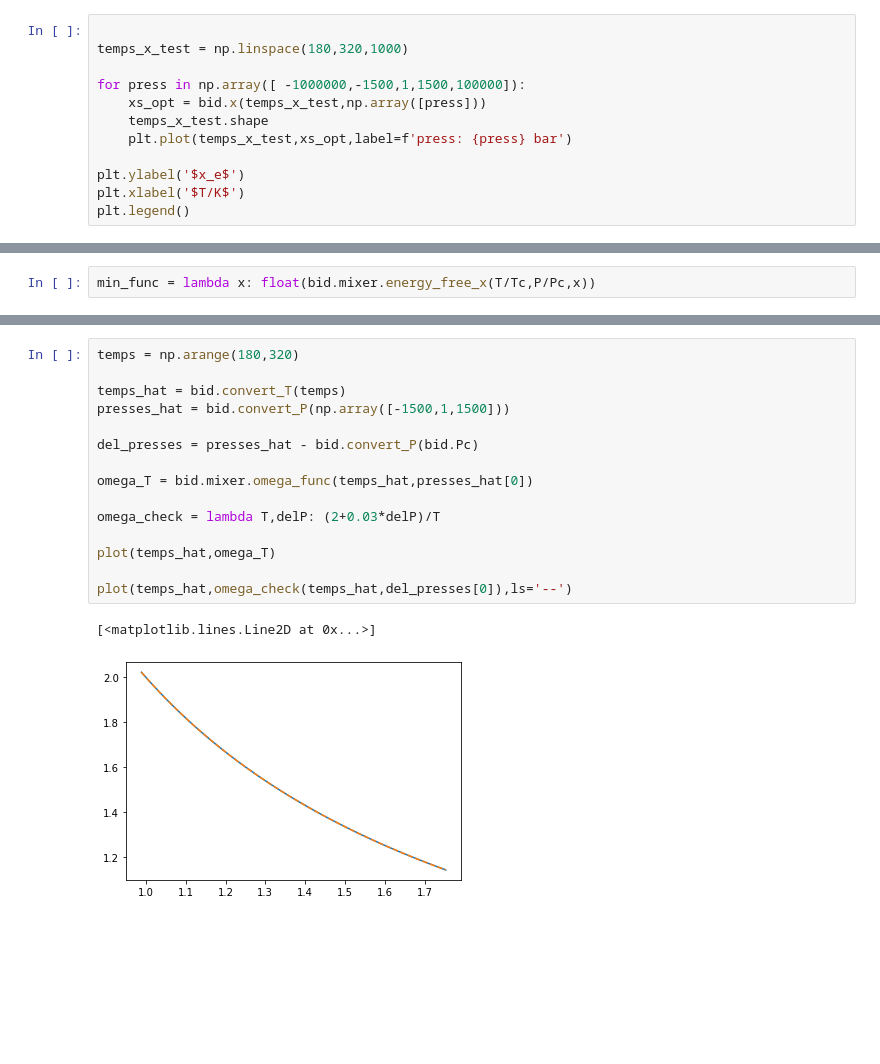
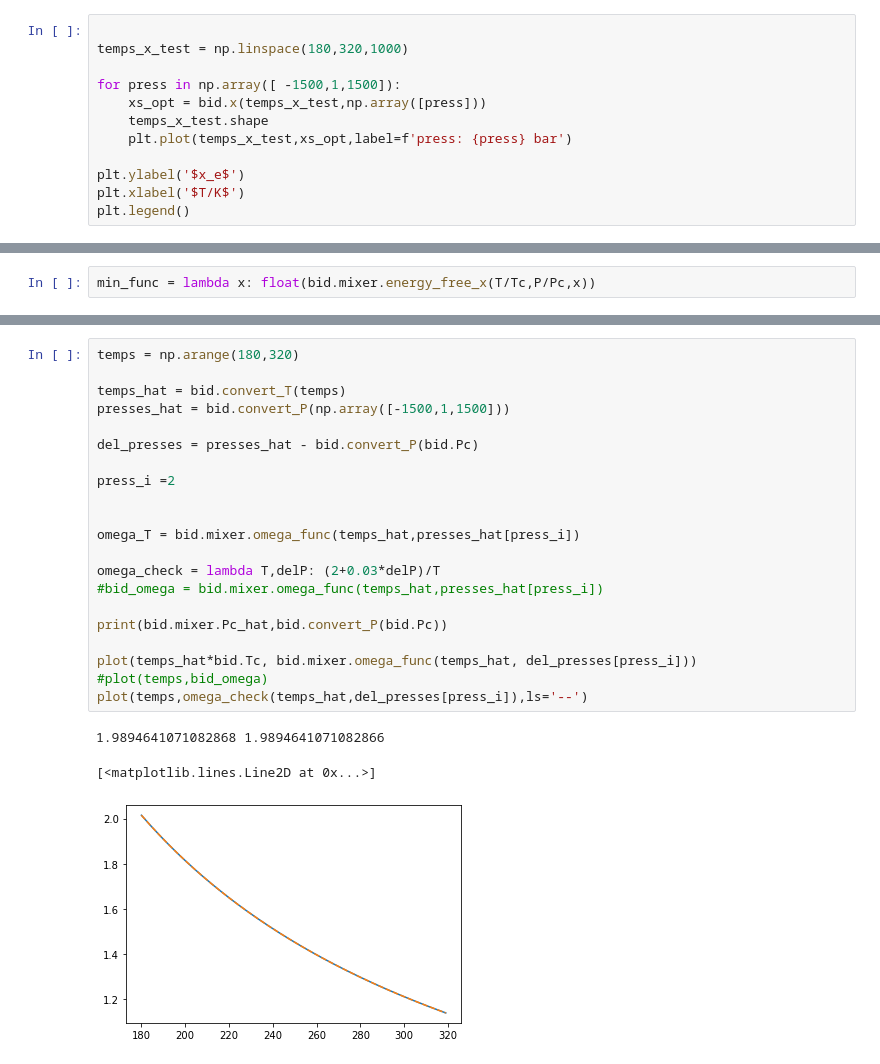
Before and after one commit to chappertron/TSEOS, a Jupyter notebook: testing_the_model.ipynb, the cells around one changed output, grey strips where cells are left out. Drawn from its saved outputs; the diff is of its cells as text; blank space fills up the shorter version.

```diff
--- a/testing_the_model.ipynb
+++ b/testing_the_model.ipynb
@@ -34,7 +93,7 @@ plt.plot(presses,V)
 
 temps_x_test = np.linspace(180,320,1000)
 
-for press in np.array([ -1000000,-1500,1,1500,100000]):
+for press in np.array([ -1500,1,1500]):
     xs_opt = bid.x(temps_x_test,np.array([press]))
     temps_x_test.shape
     plt.plot(temps_x_test,xs_opt,label=f'press: {press} bar')
@@ -106,18 +165,25 @@ plt.axvline(0.15637305536341858)
 # %%
 temps = np.arange(180,320)
 
 temps_hat = bid.convert_T(temps)
 presses_hat = bid.convert_P(np.array([-1500,1,1500]))
 
 del_presses = presses_hat - bid.convert_P(bid.Pc)
 
-omega_T = bid.mixer.omega_func(temps_hat,presses_hat[0])
+press_i =2
+
+
+omega_T = bid.mixer.omega_func(temps_hat,presses_hat[press_i])
 
 omega_check = lambda T,delP: (2+0.03*delP)/T
+#bid_omega = bid.mixer.omega_func(temps_hat,presses_hat[press_i])
 
-plot(temps_hat,omega_T)
+print(bid.mixer.Pc_hat,bid.convert_P(bid.Pc))
 
-plot(temps_hat,omega_check(temps_hat,del_presses[0]),ls='--')
+plot(temps_hat*bid.Tc, bid.mixer.omega_func(temps_hat, del_presses[press_i]))
+#plot(temps,bid_omega)
+plot(temps,omega_check(temps_hat,del_presses[press_i]),ls='--')
 # %% [output]
-[<matplotlib.lines.Line2D at 0x...>]
+1.9894641071082868 1.9894641071082866
+[<matplotlib.lines.Line2D at 0x...>]
-[figure, old version]
+[figure, new version]
```
Also changed, not shown: parts of 33 cells of this notebook, 3 other files.
